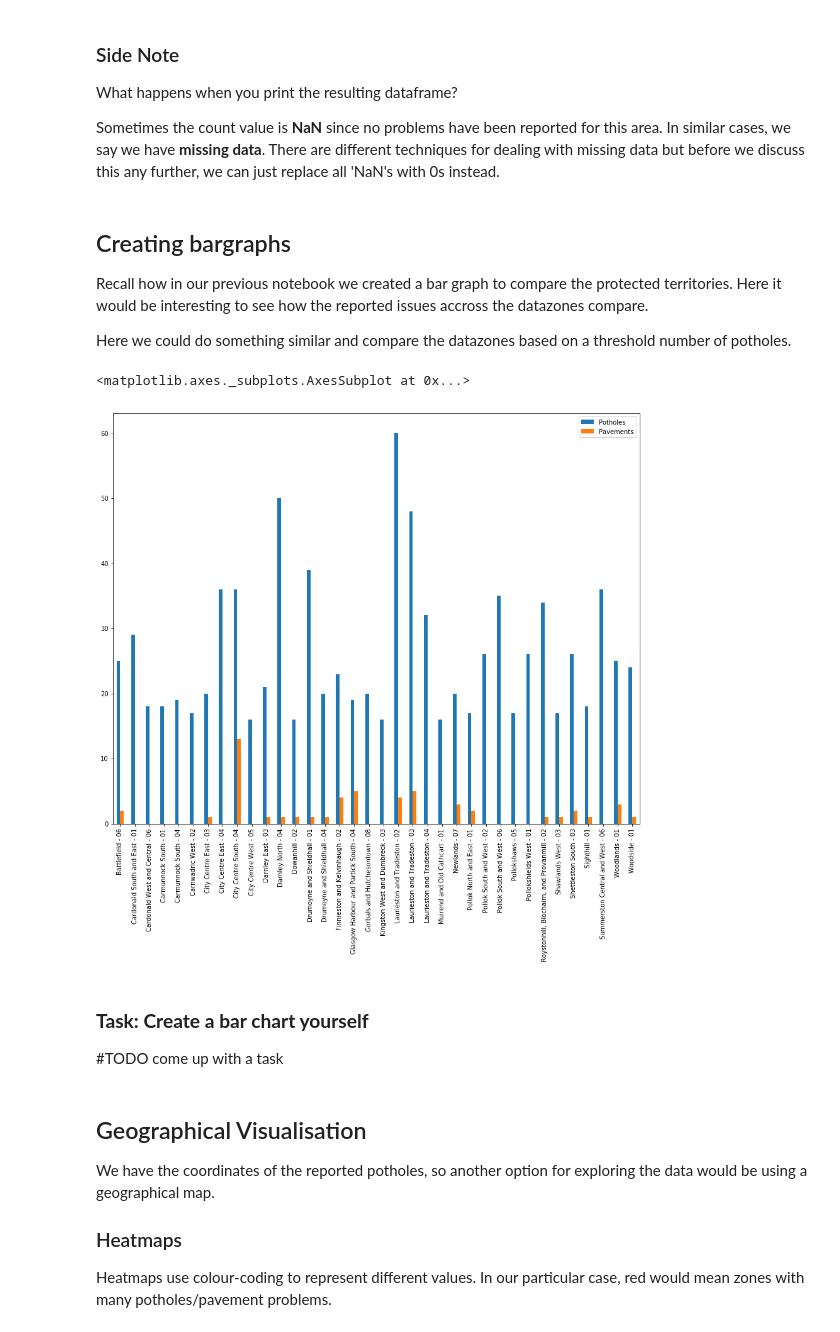
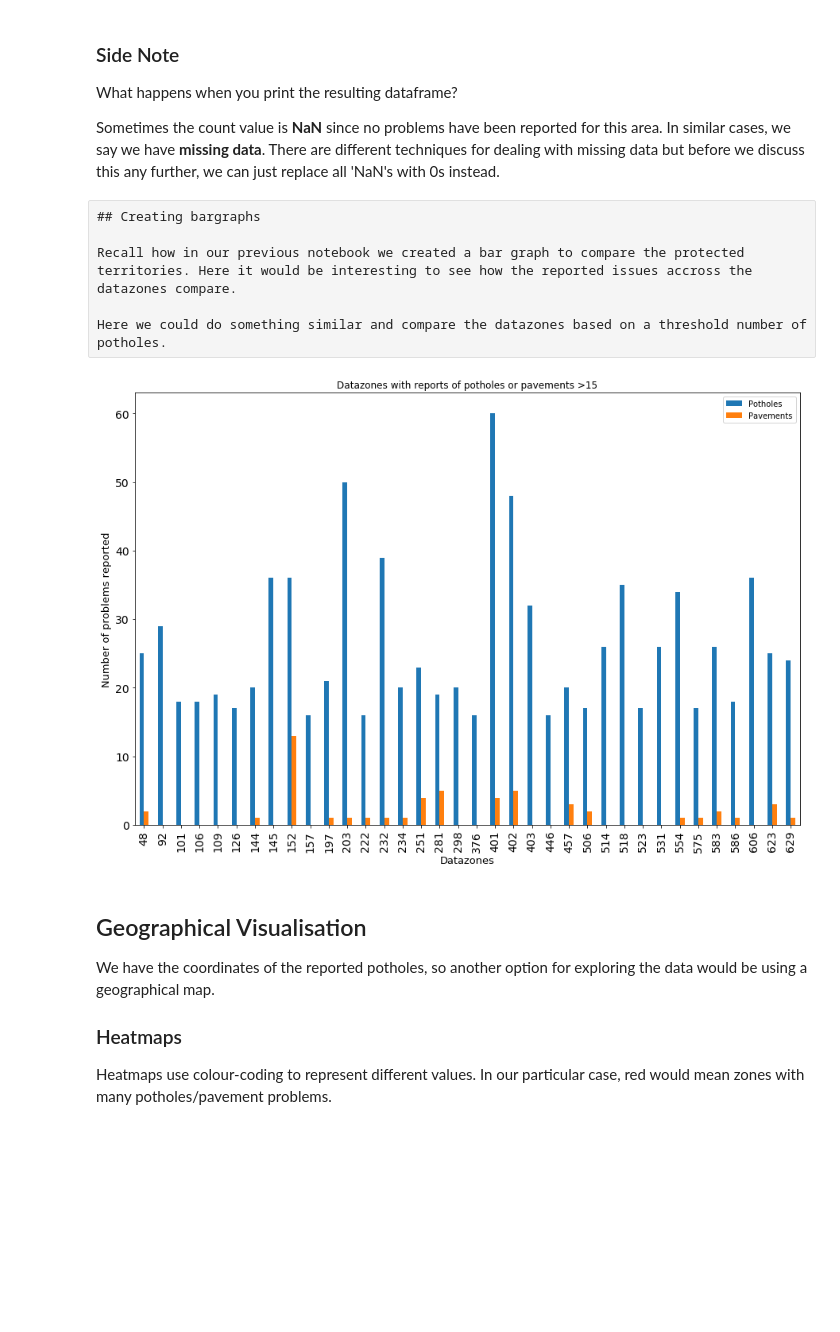
Before and after one commit to citizendatascience/pythonNotebookPrototypes, a Jupyter notebook: fix_my_street_data.ipynb, the cells around one changed output. Drawn from its saved outputs; the diff is of its cells as text; code cells hidden in the pictures; blank space fills up the shorter version.

Commit message:
Experiment notebooks done

```diff
--- a/fix_my_street_data.ipynb
+++ b/fix_my_street_data.ipynb
@@ -108,31 +108,21 @@ What happens when you print the resulting dataframe?
 Sometimes the count value is **NaN** since no problems have been reported for this area. In similar cases, we say we have **missing data**. There are different techniques for dealing with missing data but before we discuss this any further, we can just replace all 'NaN's with 0s instead.
 # %%
 result = result.fillna(0)
-# %% [markdown]
-## Creating bargraphs
-
-Recall how in our previous notebook we created a bar graph to compare the protected territories. Here it would be interesting to see how the reported issues accross the datazones compare.
-
-Here we could do something similar and compare the datazones based on a threshold number of potholes.
+# %% [raw]
+## Creating bargraphs
+
+Recall how in our previous notebook we created a bar graph to compare the protected territories. Here it would be interesting to see how the reported issues accross the datazones compare.
+
+Here we could do something similar and compare the datazones based on a threshold number of potholes.
 # %%
 result = result[(result['Potholes']>15.0) | (result['Pavements']>15.0)]
 #print (result)
-# plot = result[['Potholes','Pavements']].plot(kind='bar', title ="Datazones with reports of potholes or pavements >15", figsize=(15, 10), legend=True, fontsize=14)
-# plt.xlabel('Datazones', fontsize=13)
-# plt.ylabel('Number of problems reported',fontsize=13)
-# plt.show()
-result.plot.bar(fontsize=10, figsize=(15,12))
-
-#ax = sns.barplot(x="Datazone", y='Potholes', data=result)
-
-#g = sns.factorplot("Potholes", "Pavements", data=result, kind="bar", palette="muted", legend=False)
+plot = result[['Potholes','Pavements']].plot(kind='bar', title ="Datazones with reports of potholes or pavements >15", figsize=(15, 10), legend=True, fontsize=14)
+plt.xlabel('Datazones', fontsize=13)
+plt.ylabel('Number of problems reported',fontsize=13)
+plt.show()
 # %% [output]
-<matplotlib.axes._subplots.AxesSubplot at 0x...>
-[figure, old version]
+[figure, new version]
-# %% [markdown]
-### **Task: Create a bar chart yourself**
-
-#TODO come up with a task
 # %% [markdown]
 ## Geographical Visualisation
 We have the coordinates of the reported potholes, so another option for exploring the data would be using a geographical map.
```
Also changed, not shown: parts of 4 cells of this notebook, 1 other file.
